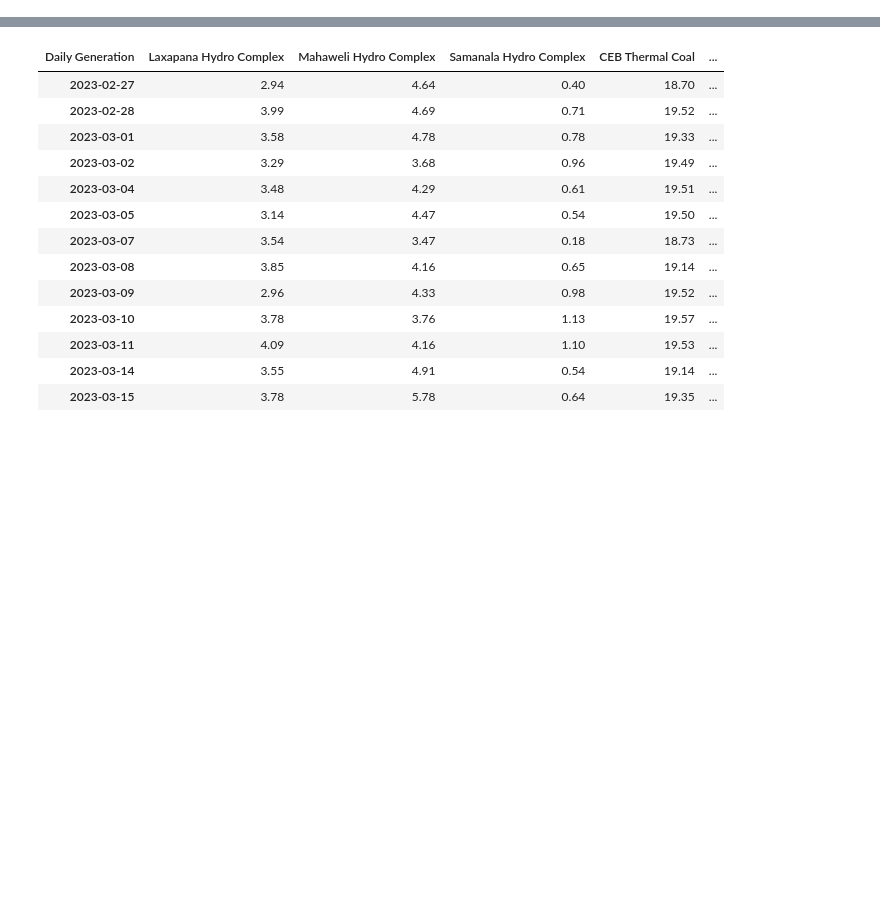
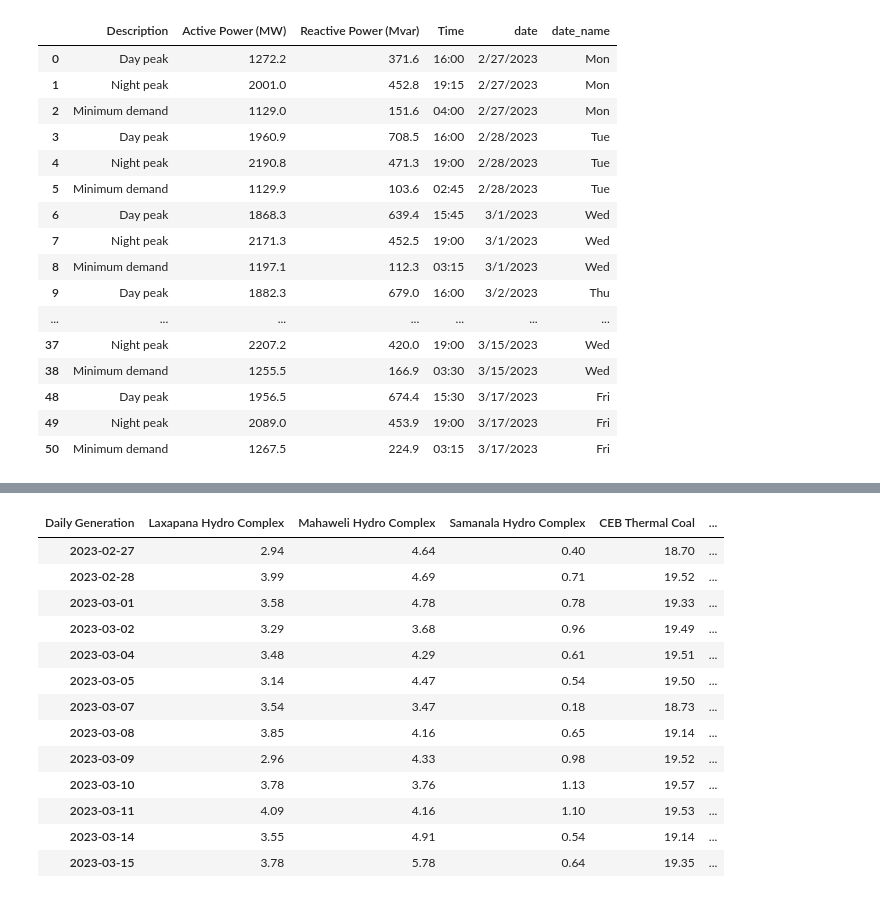
Before and after one commit to ChanakaErangaGunarathna/SL_CEB_Dashboard, a Jupyter notebook: analysis1-Copy1.ipynb, the cells around one changed output, grey strips where cells are left out. Saved outputs shown, nothing was run; the diff lists cells and outputs as text; code cells hidden in the pictures; blank space fills up the shorter version.

```diff
--- a/analysis1-Copy1.ipynb
+++ b/analysis1-Copy1.ipynb
@@ -14 +17,22 @@ df1=df1.drop('Unnamed: 0',axis=1)
+# %%
+df1['date_name']=[datetime.strptime(date,'%m/%d/%Y').strftime("%a") for date in df1['date']]
+df1
+# %% [output]
+|  | Description | Active Power (MW) | Reactive Power (Mvar) | Time | date | date_name |
+| 0 | Day peak | 1272.2 | 371.6 | 16:00 | 2/27/2023 | Mon |
+| 1 | Night peak | 2001.0 | 452.8 | 19:15 | 2/27/2023 | Mon |
+| 2 | Minimum demand | 1129.0 | 151.6 | 04:00 | 2/27/2023 | Mon |
+| 3 | Day peak | 1960.9 | 708.5 | 16:00 | 2/28/2023 | Tue |
+| 4 | Night peak | 2190.8 | 471.3 | 19:00 | 2/28/2023 | Tue |
+| 5 | Minimum demand | 1129.9 | 103.6 | 02:45 | 2/28/2023 | Tue |
+| 6 | Day peak | 1868.3 | 639.4 | 15:45 | 3/1/2023 | Wed |
+| 7 | Night peak | 2171.3 | 452.5 | 19:00 | 3/1/2023 | Wed |
+| 8 | Minimum demand | 1197.1 | 112.3 | 03:15 | 3/1/2023 | Wed |
+| 9 | Day peak | 1882.3 | 679.0 | 16:00 | 3/2/2023 | Thu |
+| ... | ... | ... | ... | ... | ... | ... |
+| 37 | Night peak | 2207.2 | 420.0 | 19:00 | 3/15/2023 | Wed |
+| 38 | Minimum demand | 1255.5 | 166.9 | 03:30 | 3/15/2023 | Wed |
+| 48 | Day peak | 1956.5 | 674.4 | 15:30 | 3/17/2023 | Fri |
+| 49 | Night peak | 2089.0 | 453.9 | 19:00 | 3/17/2023 | Fri |
+| 50 | Minimum demand | 1267.5 | 224.9 | 03:15 | 3/17/2023 | Fri |
 # %%
```
Also changed, not shown: parts of 11 cells of this notebook, 10 other files.
